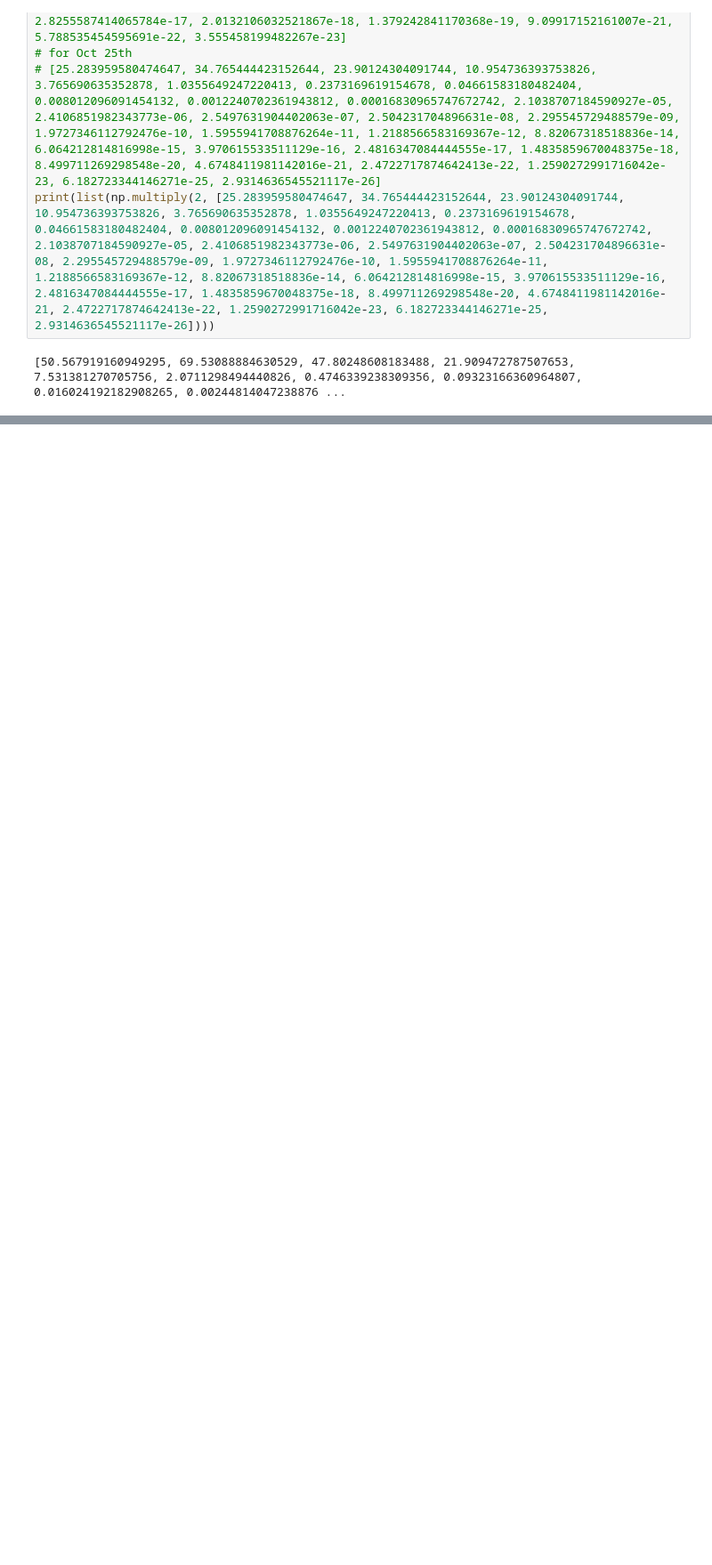
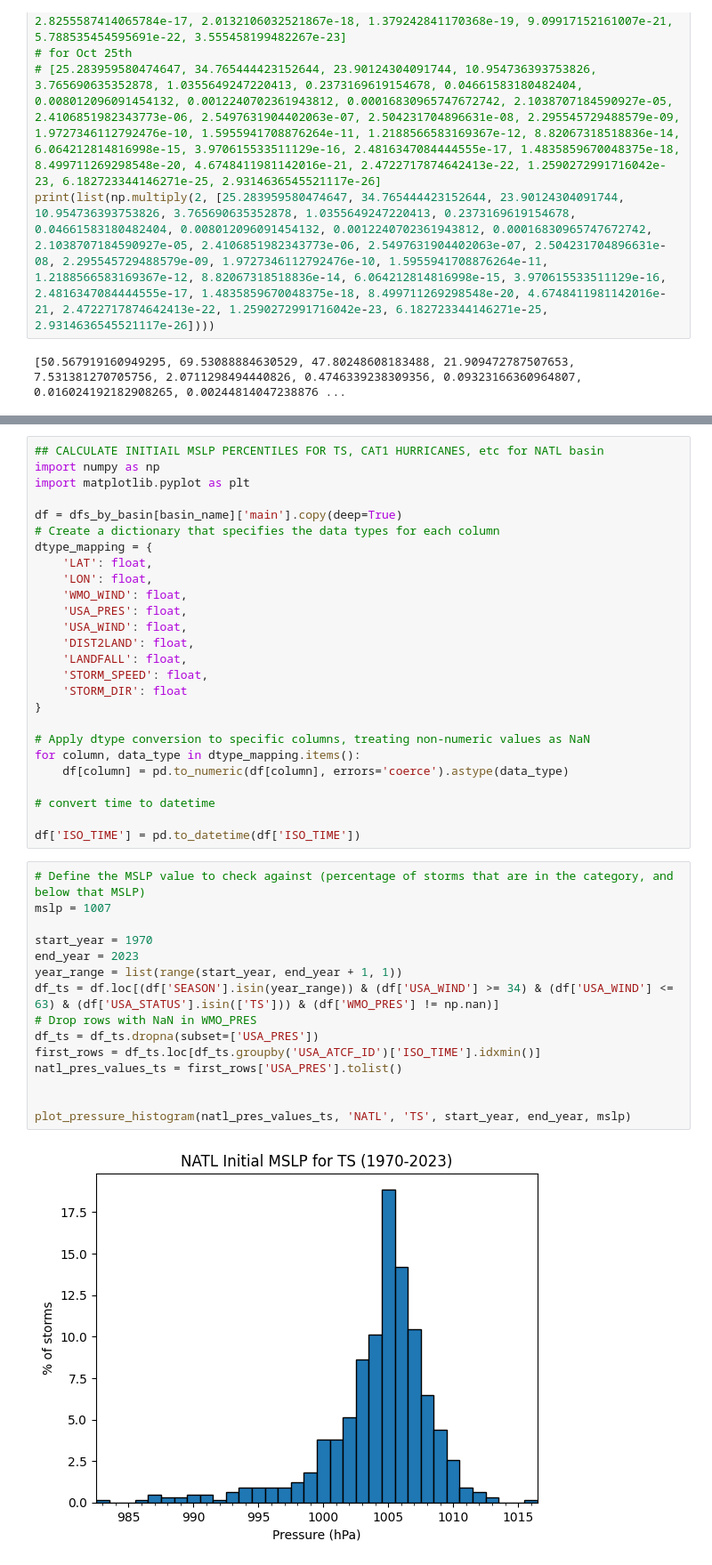
Before and after one commit to JRPdata/cyclone_climatology, a Jupyter notebook: cyclone_climatology.ipynb, the cells around one changed output, grey strips where cells are left out. Shown at 89% size. Drawn from its saved outputs; the diff is of its cells as text; blank space fills up the shorter version.

```diff
--- a/cyclone_climatology.ipynb
+++ b/cyclone_climatology.ipynb
@@ -1030,0 +1296,43 @@ print(list(np.multiply(2, [25.283959580474647, 34.765444423152644, 23.9012430409
+# %%
+## CALCULATE INITIAIL MSLP PERCENTILES FOR TS, CAT1 HURRICANES, etc for NATL basin
+import numpy as np
+import matplotlib.pyplot as plt
+
+df = dfs_by_basin[basin_name]['main'].copy(deep=True)
+# Create a dictionary that specifies the data types for each column
+dtype_mapping = {
+    'LAT': float,
+    'LON': float,
+    'WMO_WIND': float,
+    'USA_PRES': float,
+    'USA_WIND': float,
+    'DIST2LAND': float,
+    'LANDFALL': float,
+    'STORM_SPEED': float,
+    'STORM_DIR': float
+}
+
+# Apply dtype conversion to specific columns, treating non-numeric values as NaN
+for column, data_type in dtype_mapping.items():
+    df[column] = pd.to_numeric(df[column], errors='coerce').astype(data_type)
+
+# convert time to datetime
+
+df['ISO_TIME'] = pd.to_datetime(df['ISO_TIME'])
+# %%
+# Define the MSLP value to check against (percentage of storms that are in the category, and below that MSLP)
+mslp = 1007
+
+start_year = 1970
+end_year = 2023
+year_range = list(range(start_year, end_year + 1, 1))
+df_ts = df.loc[(df['SEASON'].isin(year_range)) & (df['USA_WIND'] >= 34) & (df['USA_WIND'] <= 63) & (df['USA_STATUS'].isin(['TS'])) & (df['WMO_PRES'] != np.nan)]
+# Drop rows with NaN in WMO_PRES
+df_ts = df_ts.dropna(subset=['USA_PRES'])
+first_rows = df_ts.loc[df_ts.groupby('USA_ATCF_ID')['ISO_TIME'].idxmin()]
+natl_pres_values_ts = first_rows['USA_PRES'].tolist()
+
+
+plot_pressure_histogram(natl_pres_values_ts, 'NATL', 'TS', start_year, end_year, mslp)
+# %% [output]
+[figure, added]
```
Also changed, not shown: parts of 24 cells of this notebook.
